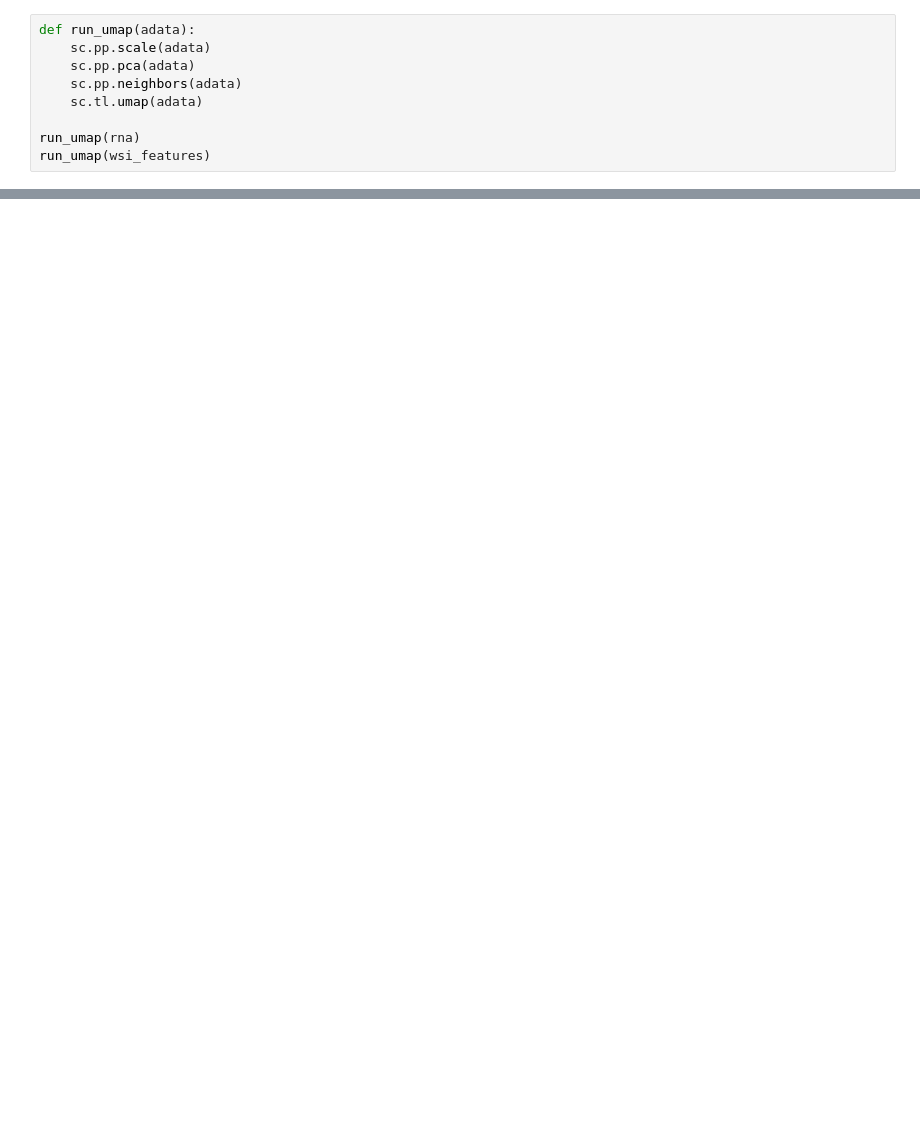
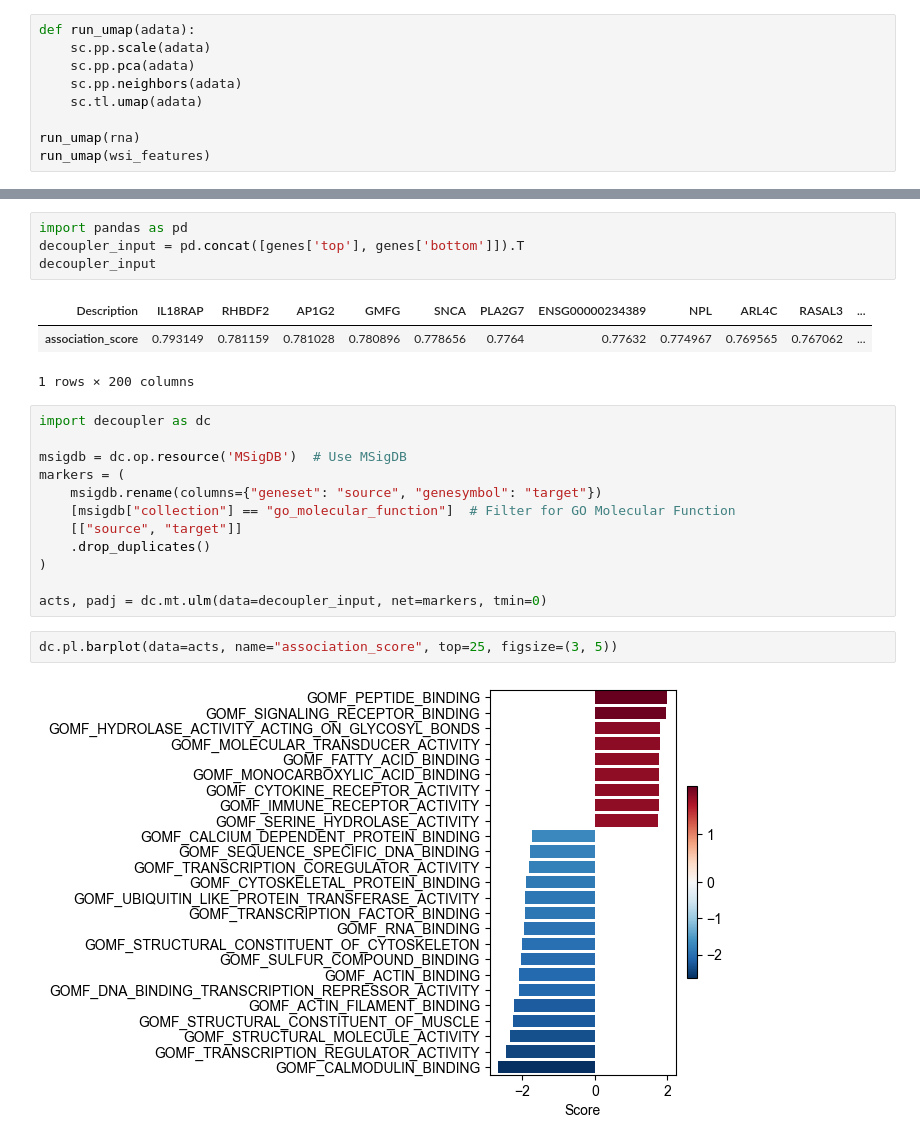
Before and after one commit to rendeirolab/lazyslide-tutorials, a Jupyter notebook: tutorials/genomics_integration.ipynb, the cells around one changed output, grey strips where cells are left out. Drawn from its saved outputs; the diff is of its cells as text; blank space fills up the shorter version.

```diff
--- a/tutorials/genomics_integration.ipynb
+++ b/tutorials/genomics_integration.ipynb
@@ -220,0 +147,24 @@ h.render()
+# %%
+import pandas as pd
+decoupler_input = pd.concat([genes['top'], genes['bottom']]).T
+decoupler_input
+# %% [output]
+| Description | IL18RAP | RHBDF2 | AP1G2 | GMFG | SNCA | PLA2G7 | ENSG00000234389 | NPL | ARL4C | RASAL3 | ... |
+| association_score | 0.793149 | 0.781159 | 0.781028 | 0.780896 | 0.778656 | 0.7764 | 0.77632 | 0.774967 | 0.769565 | 0.767062 | ... |
+1 rows × 200 columns
+# %%
+import decoupler as dc
+
+msigdb = dc.op.resource('MSigDB')  # Use MSigDB
+markers = (
+    msigdb.rename(columns={"geneset": "source", "genesymbol": "target"})
+    [msigdb["collection"] == "go_molecular_function"]  # Filter for GO Molecular Function
+    [["source", "target"]]
+    .drop_duplicates()
+)
+
+acts, padj = dc.mt.ulm(data=decoupler_input, net=markers, tmin=0)
+# %%
+dc.pl.barplot(data=acts, name="association_score", top=25, figsize=(3, 5))
+# %% [output]
+[figure, added]
```
Also changed, not shown: parts of 39 cells of this notebook, 8 other files.
